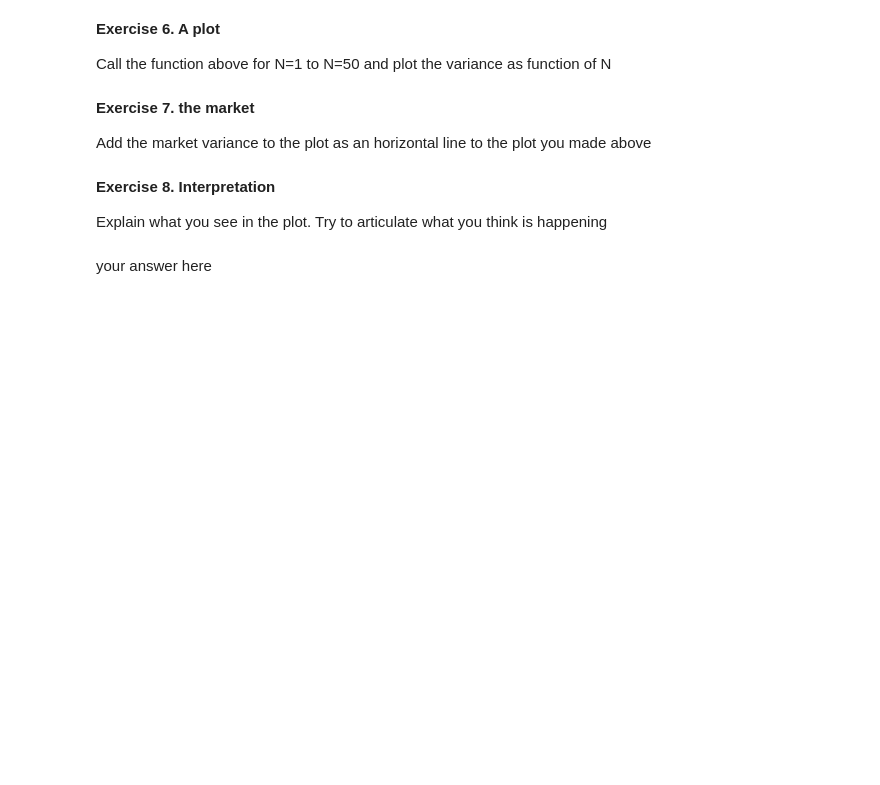
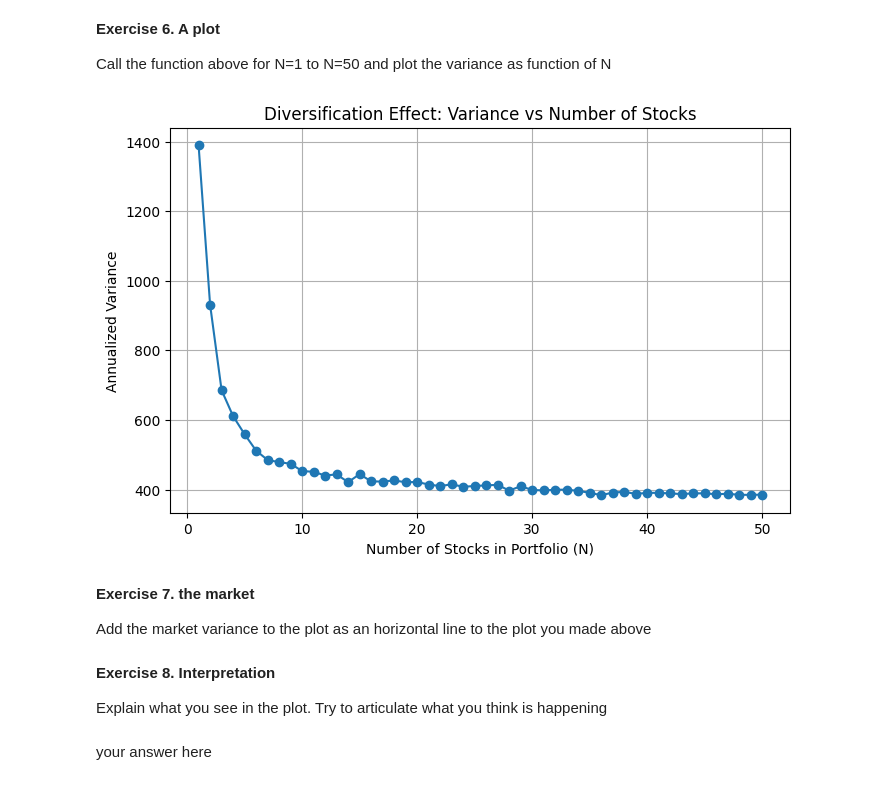
Before and after one commit to Vivianzisheng666/easy-works, a Jupyter notebook: chapters/Assignments/Assignment3.ipynb, the cells around one changed output. Cells and saved outputs as stored; diff of their text form; code cells hidden in the pictures; blank space fills up the shorter version.

```diff
--- a/chapters/Assignments/Assignment3.ipynb
+++ b/chapters/Assignments/Assignment3.ipynb
@@ -213,3 +213,21 @@ Call the function above for N=1 to N=50 and plot the variance as function of N
+# %%
+# your code below
+N_range = range(1, 51)
+avg_vars = []
+
+for N in N_range:
+    avg_var, _ = simulate_portfolio_variance(df, N, num_sim=100)
+    avg_vars.append(avg_var)
+
+plt.figure(figsize=(8,5))
+plt.plot(N_range, avg_vars, marker='o')
+plt.xlabel("Number of Stocks in Portfolio (N)")
+plt.ylabel("Annualized Variance")
+plt.title("Diversification Effect: Variance vs Number of Stocks")
+plt.grid(True)
+plt.show()
+# %% [output]
+[figure, added]
 # %% [markdown]
 **Exercise 7. the market**
 
```
Also changed, not shown: parts of 2 cells of this notebook.
